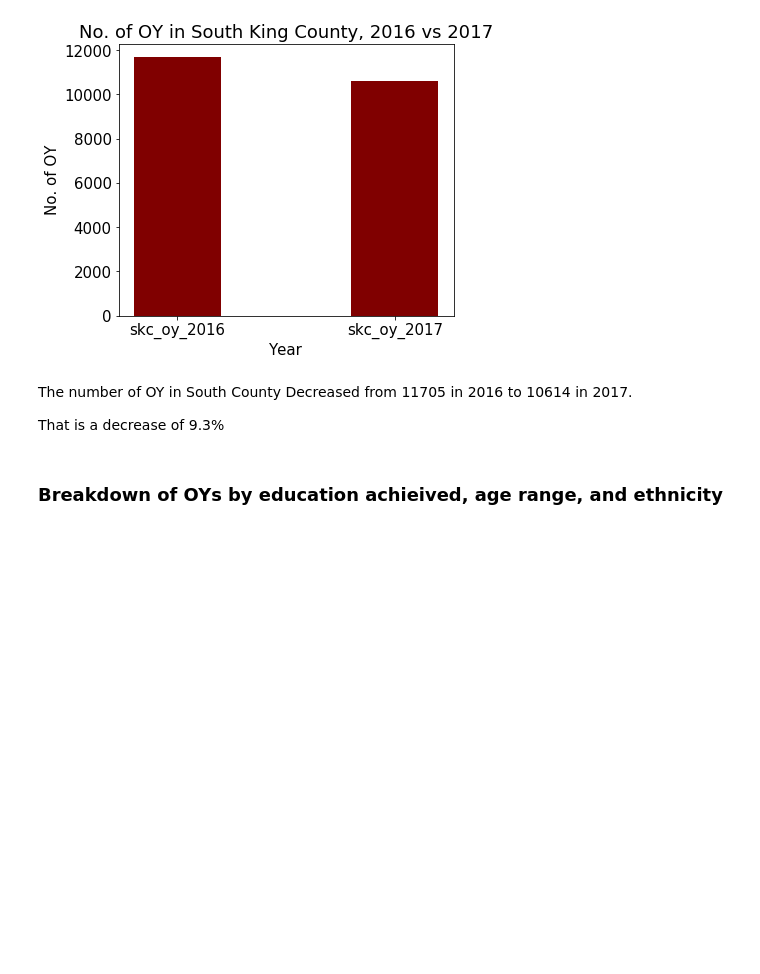
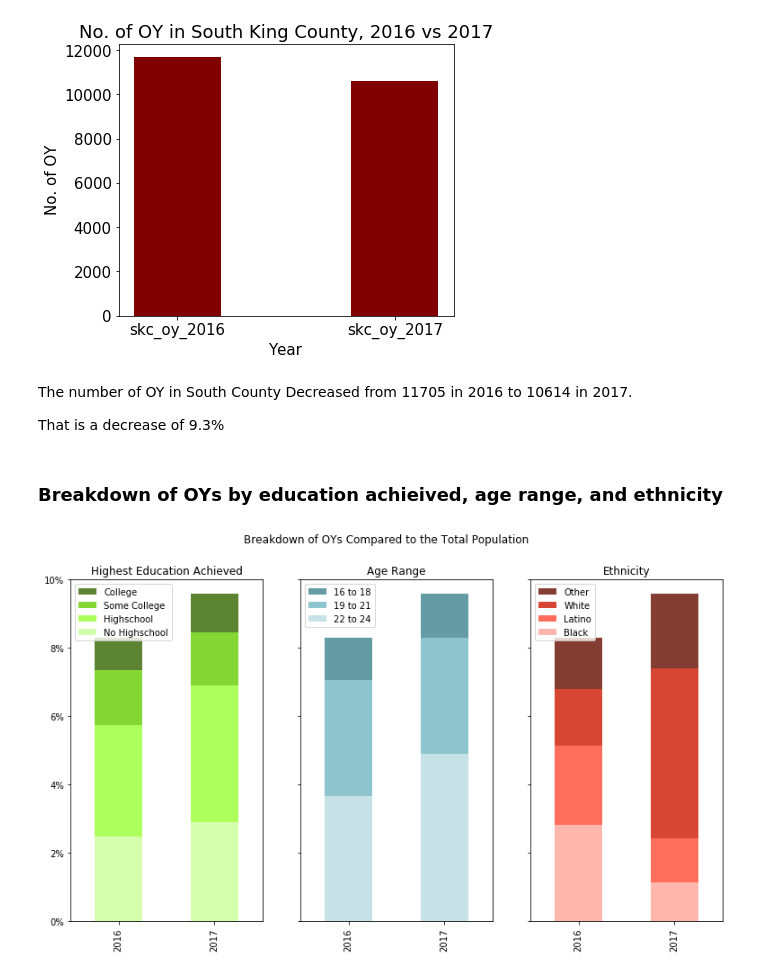
Before and after one commit to awyeh64/phase-1-project-west-ds-082420, a Jupyter notebook: notebooks/report/opportunity_youth_final_notebook.ipynb, the cells around one changed output. Drawn from its saved outputs; the diff is of its cells as text; code cells hidden in the pictures; blank space fills up the shorter version.

```diff
--- a/notebooks/report/opportunity_youth_final_notebook.ipynb
+++ b/notebooks/report/opportunity_youth_final_notebook.ipynb
@@ -239,3 +245,49 @@ The number of OY in South County Decreased from 11705 in 2016 to 10614 in 2017.
 That is a decrease of 9.3%
 # %% [markdown]
 ### Breakdown of OYs by education achieived, age range, and ethnicity
+# %%
+df_breakdown = pd.DataFrame()
+df_breakdown['Year'] = ['2016', '2016', '2016', '2016', '2016', '2016', '2016', '2016', '2016', '2016', '2016', '2017', '2017', '2017', '2017', '2017', '2017', '2017', '2017', '2017', '2017', '2017']
+df_breakdown['percentage'] = [0.0248513721359664, 0.03261219255296176, 0.015900647396092708, 0.009558898060455954, 0.036485992181887895, 0.034000414262986486, 0.012436703700602444, 0.02819191834612113, 0.023220762508318313, 0.016583740618485825, 0.014926688672551551, 0.02888028396256857, 0.04017424975798645, 0.015327525008067118, 0.011455308163923846, 0.04888673765730881, 0.03388189738625363, 0.013068731848983543, 0.011293965795417877, 0.013068731848983543, 0.04953210713133269, 0.021942562116811875]
+df_breakdown['type'] = ['No Highschool', 'Highschool', 'Some College', 'College', '22 to 24', '19 to 21', '16 to 18', 'Black', 'Latino', 'White', 'Other', 'No Highschool','Highschool', 'Some College', 'College', '22 to 24', '19 to 21', '16 to 18', 'Black', 'Latino', 'White', 'Other']
+df_pivot = df_breakdown.pivot(index = 'Year', columns = 'type', values = 'percentage')
+
+colorstack1 = ['#ccff99', '#99ff33', '#66cc00', '#336600']
+colorstack2 = ['#b8dbe0', '#71b6c1', '#3e838e', '#1f4247']
+colorstack3 = ['#ffa599', '#ff4b33', '#cc1800', '#660c00']
+
+fg1, axs = plt.subplots(ncols = 3, figsize = (13,7))
+df_pivot.loc[:, ['No Highschool', 'Highschool', 'Some College', 'College']].plot.bar(stacked = True, color = colorstack1, alpha = 0.8, ax = axs[0])
+df_pivot.loc[:, ['22 to 24', '19 to 21', '16 to 18']].plot.bar(stacked = True, color = colorstack2, alpha = 0.8, ax = axs[1])
+df_pivot.loc[:, ['Black', 'Latino', 'White', 'Other']].plot.bar(stacked = True, color = colorstack3, alpha = 0.8, ax = axs[2])
+
+titles = ['Highest Education Achieved', 'Age Range', 'Ethnicity']
+
+for i in range(len(axs)):
+    axs[i].set(ylim = (0, 0.10), xlabel = (''), ylabel = (''))
+    axs[i].set_yticklabels('')
+    axs[i].set_title(titles[i])
+    axs[i].legend_.set_title('')
+
+handles, labels = axs[0].get_legend_handles_labels()
+handles = [handles[3], handles[2], handles[1], handles[0]]
+labels = [labels[3], labels[2], labels[1], labels[0]]
+axs[0].legend(handles, labels)
+
+handles, labels = axs[1].get_legend_handles_labels()
+handles = [handles[2], handles[1], handles[0]]
+labels = [labels[2], labels[1], labels[0]]
+axs[1].legend(handles, labels)
+
+handles, labels = axs[2].get_legend_handles_labels()
+handles = [handles[3], handles[2], handles[1], handles[0]]
+labels = [labels[3], labels[2], labels[1], labels[0]]
+axs[2].legend(handles, labels, loc = "upper left")
+
+axs[0].set_yticklabels(['{:,.0%}'.format(x) for x in axs[i].get_yticks()])
+
+
+fg1.suptitle('Breakdown of OYs Compared to the Total Population')
+plt.show()
+# %% [output]
+[figure, added]
```
Also changed, not shown: parts of 4 cells of this notebook, 1 other file.
